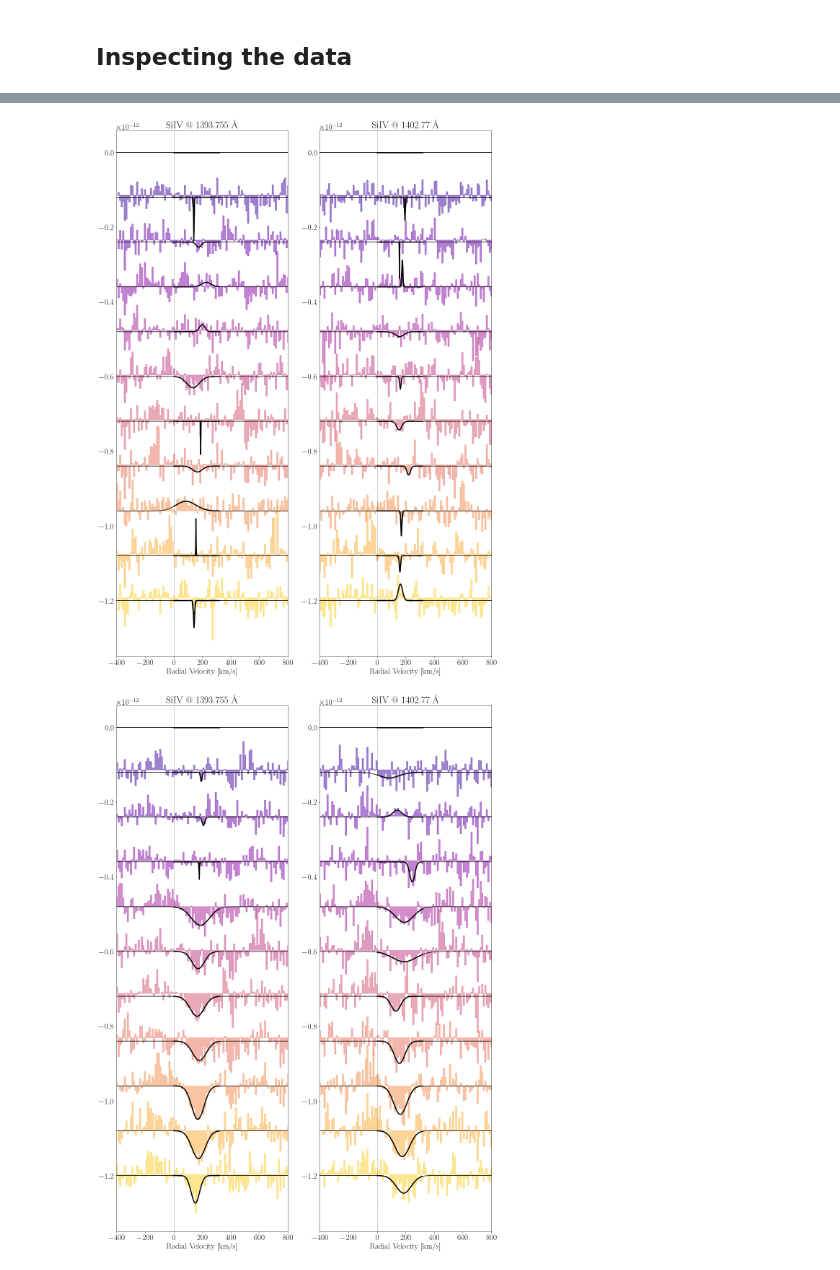
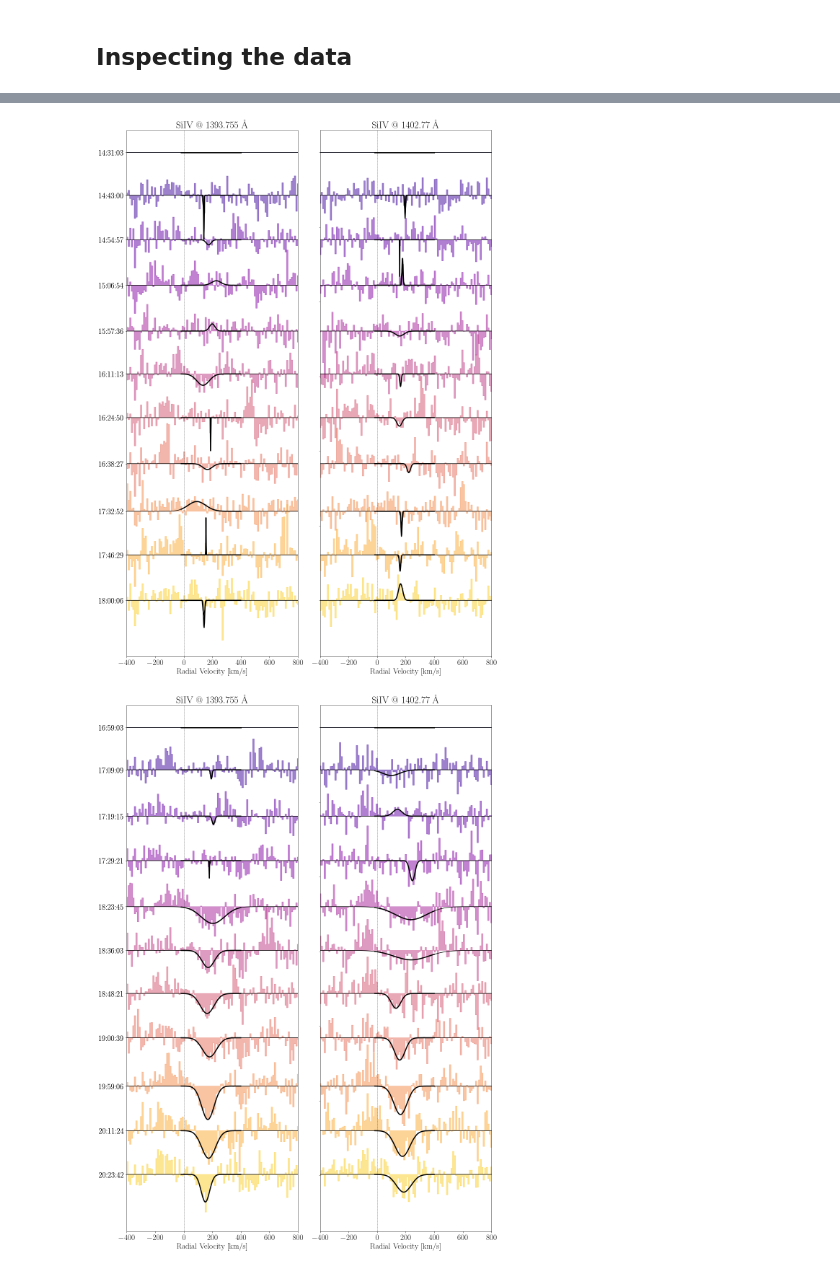
Before and after one commit to bdrdavies/exocomets, a Jupyter notebook: notebooks/short_term_variations.ipynb, the cells around one changed output, grey strips where cells are left out. Saved outputs shown, nothing was run; the diff lists cells and outputs as text; code cells hidden in the pictures.

```diff
--- a/notebooks/short_term_variations.ipynb
+++ b/notebooks/short_term_variations.ipynb
@@ -237,28 +249,12 @@ from scipy.optimize import curve_fit
 def gauss(x,a,x0,sigma):
     return -a*np.exp(-(x-x0)**2/(2*sigma**2))
 
-
-plotting_params = {'backend': 'wxAgg',
-                   'font.family': 'serif',
-                   'font.size': 22,
-                   'lines.markersize' : 2,
-                   'axes.labelsize': 22,
-                   'legend.fontsize': 22,
-                   'xtick.labelsize': 22,
-                   'ytick.labelsize': 22,
-                   'text.usetex': True}
-
-plt.rcParams.update(plotting_params)
-
 bin_size = 5
 
 lines = [1393.7550, 1402.7700]
 
-n1 = 400
-n2 = 1500
-
-g1 = 0
-g2 = 320
+g1 = -20
+g2 = 400
 
 
 amplitude = np.zeros(shape=(len(DP),2, len(DP[nobs])))
@@ -297,6 +293,8 @@ for nobs in range(len(DP)):
     for j in range(2):
 
         rv = c.Wave2RV(DP[nobs][0][0],lines[j],20.5)
+
+        # Select the region which will be used for fitting the Gaussian
         gg1, gg2 = c.RegionSelect(rv, g1, g2)
 
         # Run a loop over each exposure
@@ -309,44 +307,55 @@ for nobs in range(len(DP)):
             ticks.append(np.median(y1[s1:s2]-y[s1:s2])-offset)
             times.append(str(DP[nobs][i][3])[11:])
 
-            diffg = (DP[nobs][i][1]-DP[nobs][0][1])[gg1:gg2]#/1e-14
+            # Calculate the difference between the spectra
+            diffg = (DP[nobs][i][1]-DP[nobs][0][1])[gg1:gg2]
             xg = rv[gg1:gg2]
-            popt,pcov = curve_fit(gauss,xg,diffg,p0=[5e-14,180,20])#,bounds=([-np.inf, -np.inf, -np.inf], [np.inf, np.inf, np.inf]))
+
+            # Fit a Gaussian to the data
+            popt,pcov = curve_fit(gauss,xg,diffg,p0=[5e-14,180,20],bounds=([-np.inf, -np.inf, -np.inf], [np.inf, np.inf, np.inf]))
+
+            # Calculate the uncertainties on the parameters
             perr = np.sqrt(np.diag(pcov))
 
+            # Store the fit parameters
             amplitude[nobs][j][i] = popt[0]
             shift[nobs][j][i] = popt[1]
             width[nobs][j][i] = popt[2]
 
+            # Store the uncertainties on the parameters
             amplitude_err[nobs][j][i] = perr[0]
             shift_err[nobs][j][i] = perr[1]
             width_err[nobs][j][i] = perr[2]
 
             if j == 0:
-                ax1.plot(x,gauss(x,*popt)-offset,'-k')
-                ax1.plot(xg,gauss(xg,*popt)-offset,'-k',lw=3)
-                ax1.fill_between(x,y-y1-offset,np.median(y1[s1:s2]-y[s1:s2])*np.ones(len(x))-offset,step='pre',color=cool[i],alpha=0.5)
+                ax1.plot(x,gauss(x,*popt)+np.median(y1[s1:s2]-y[s1:s2])*np.ones(len(x))-offset,'-k')
+                ax1.plot(xg,gauss(xg,*popt)+np.median(y1[s1:s2]-y[s1:s2])*np.ones(len(xg))-offset,'-k',lw=3)
+                ax1.fill_between(x,y-y1+np.median(y1[s1:s2]-y[s1:s2])*np.ones(len(x))-offset,np.median(y1[s1:s2]-y[s1:s2])*np.ones(len(x))-offset,step='pre',color=cool[i],alpha=0.5)
             if j == 1:
-                ax2.plot(x,gauss(x,*popt)-offset,'-k')
-                ax2.plot(xg,gauss(xg,*popt)-offset,'-k',lw=3)
-                ax2.fill_between(x,y-y1-offset,np.median(y1[s1:s2]-y[s1:s2])*np.ones(len(x))-offset,step='pre',color=cool[i],alpha=0.5)
+                ax2.plot(x,gauss(x,*popt)+np.median(y1[s1:s2]-y[s1:s2])*np.ones(len(x))-offset,'-k')
+                ax2.plot(xg,gauss(xg,*popt)+np.median(y1[s1:s2]-y[s1:s2])*np.ones(len(xg))-offset,'-k',lw=3)
+                ax2.fill_between(x,y-y1+np.median(y1[s1:s2]-y[s1:s2])*np.ones(len(x))-offset,np.median(y1[s1:s2]-y[s1:s2])*np.ones(len(x))-offset,step='pre',color=cool[i],alpha=0.5)
 
     ax1.title.set_text('SiIV @ '+str(Line1)+' \AA')
     ax1.set_xlim(-400,800)
     ax1.set_ylim(-1.35e-12,6.0e-14)
     ax1.set_xlabel(r'Radial Velocity [km/s]')
+    ax1.set_yticks(ticks)
+    ax1.set_yticklabels(times)
 
     ax2.title.set_text('SiIV @ '+str(Line2)+' \AA')
     ax2.set_xlim(-400,800)
     ax2.set_ylim(-1.35e-12,6.0e-14)
     ax2.set_xlabel(r'Radial Velocity [km/s]')
+    ax2.set(yticklabels=[])
+    ax2.set(ylabel=None)
 
 
     fig.tight_layout()
     plt.savefig(home+'/plots/'+date+'_exocomets.pdf', bbox_inches='tight', pad_inches=0.1,dpi=300)
 # %% [output]
-[figure, old version]
+[figure, new version]
-[figure, old version]
+[figure, new version]
 # %%
 from datetime import timedelta
 from scipy.stats import linregress
```
Also changed, not shown: parts of 16 cells of this notebook.
